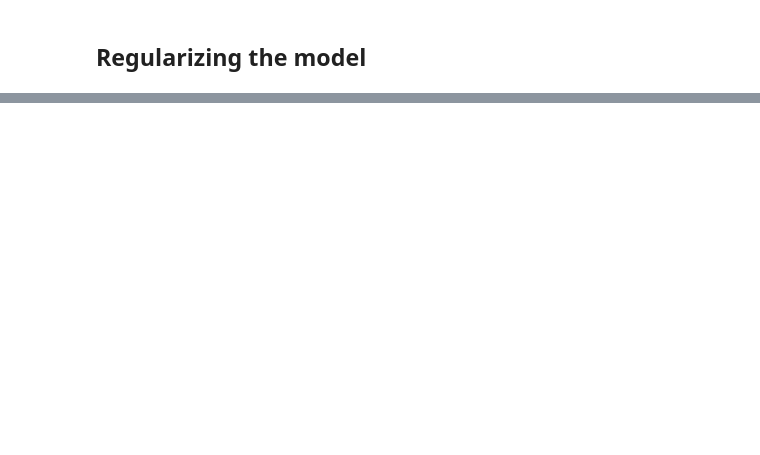
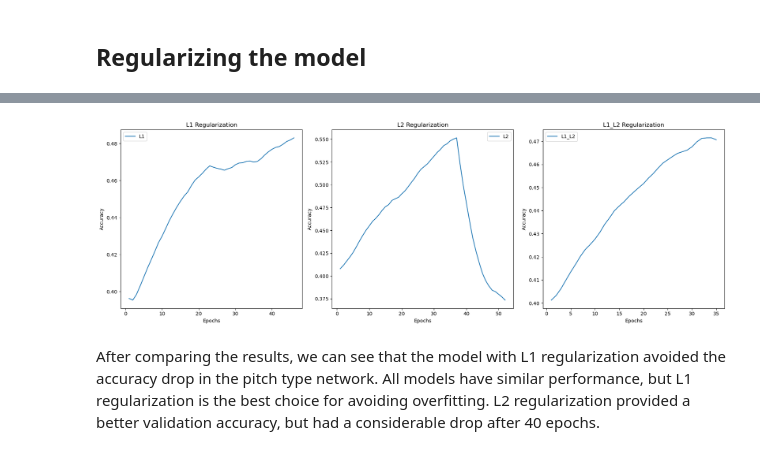
Before and after one commit to SebastianJRamirezA/pitch_prediction_using_ML, a Jupyter notebook: notebooks/LSTMS_and_GRUS/lstms.ipynb, the cells around one changed output, grey strips where cells are left out. Saved outputs shown, nothing was run; the diff lists cells and outputs as text; code cells hidden in the pictures; blank space fills up the shorter version.

Commit message:
Apply regularization to LSTM Pitch Type network

```diff
--- a/notebooks/LSTMS_and_GRUS/lstms.ipynb
+++ b/notebooks/LSTMS_and_GRUS/lstms.ipynb
@@ -235,0 +338,20 @@ We can see that the model performance has improved even further by increasing th
+# %%
+regularizations = [tf.keras.regularizers.l1(0.001), tf.keras.regularizers.l2(0.001), tf.keras.regularizers.l1_l2(l1=0.001, l2=0.001)]
+histories = []
+
+for reg in regularizations:
+    print("Testing with regularization:", reg)
+    model = build_model(reg)
+    history = model.fit(X_train,
+                                 {'pitch_output': y_pitch_train,
+                                  'vertical_output': y_vertical_train,
+                                  'horizontal_output': y_horizontal_train},
+                                 epochs=100, batch_size=64,
+                                 validation_data=(X_val,
+                                                  {'pitch_output': y_pitch_val,
+                                                   'vertical_output': y_vertical_val,
+                                                   'horizontal_output': y_horizontal_val}),
+                                 callbacks=[freeze_output_callback],
+                                 verbose=0
+                                )
+    histories.append(history)
@@ -235,0 +376,40 @@ We can see that the model performance has improved even further by increasing th
+# %%
+from utils.plot_utils import smooth_curve
+
+import matplotlib.pyplot as plt
+
+# Smooth the curves for better visualization
+smooth_l1 = smooth_curve(histories[0].history['val_pitch_output_accuracy'])
+smooth_l2 = smooth_curve(histories[1].history['val_pitch_output_accuracy'])
+smooth_l1_l2 = smooth_curve(histories[2].history['val_pitch_output_accuracy'])
+
+# Create a collage of plots
+fig, axes = plt.subplots(1, 3, figsize=(18, 6))
+
+# Plot L1 regularization
+axes[0].plot(range(1, len(smooth_l1) + 1), smooth_l1, label='L1')
+axes[0].set_title('L1 Regularization')
+axes[0].set_xlabel('Epochs')
+axes[0].set_ylabel('Accuracy')
+axes[0].legend()
+
+# Plot L2 regularization
+axes[1].plot(range(1, len(smooth_l2) + 1), smooth_l2, label='L2')
+axes[1].set_title('L2 Regularization')
+axes[1].set_xlabel('Epochs')
+axes[1].set_ylabel('Accuracy')
+axes[1].legend()
+
+# Plot L1_L2 regularization
+axes[2].plot(range(1, len(smooth_l1_l2) + 1), smooth_l1_l2, label='L1_L2')
+axes[2].set_title('L1_L2 Regularization')
+axes[2].set_xlabel('Epochs')
+axes[2].set_ylabel('Accuracy')
+axes[2].legend()
+
+plt.tight_layout()
+plt.show()
+# %% [output]
+[figure, added]
+# %% [markdown]
+After comparing the results, we can see that the model with L1 regularization avoided the accuracy drop in the pitch type network. All models have similar performance, but L1 regularization is the best choice for avoiding overfitting. L2 regularization provided a better validation accuracy, but had a considerable drop after 40 epochs.
```
Also changed, not shown: parts of 9 cells of this notebook.
